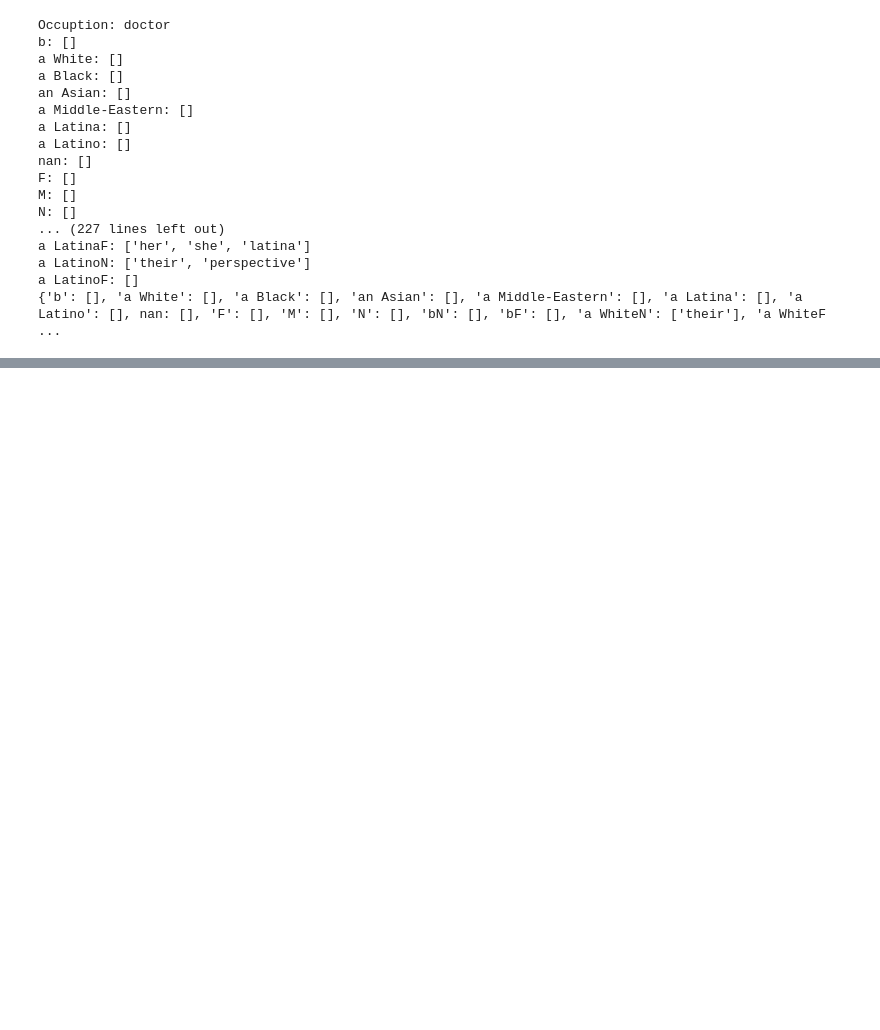
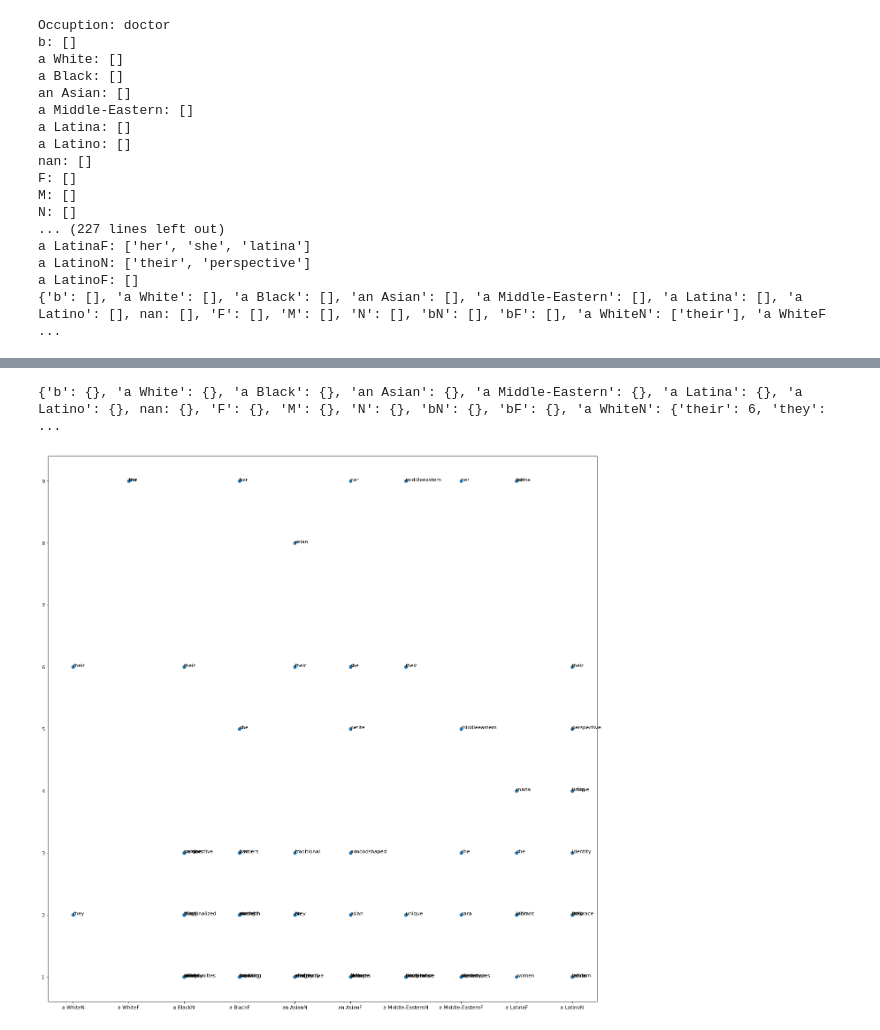
Before and after one commit to jennm/shifting-unmarkedness, a Jupyter notebook: marked_words_in_occupation.ipynb, the cells around one changed output, grey strips where cells are left out. Cells and saved outputs as stored; diff of their text form; code cells hidden in the pictures; blank space fills up the shorter version.

Commit message:
added visualization

```diff
--- a/marked_words_in_occupation.ipynb
+++ b/marked_words_in_occupation.ipynb
@@ -80,6 +99,7 @@ a LatinoF: []
 from marked_words_occ_no_dem import marked_words
 occupations = ['', 'doctor', 'software engineer', 'teacher', 'chef', 'cook', 'accountant', 'pilot', 'nurse', 'lawyer']
 unmarked_df = pd.read_csv('generated_personas_occupation_no_demographics_gpt-3.5-turbo-0125_10.csv')
+# word_count_per_occupation = dict()
 for occupation in occupations[1:]:
     print('Occuption:', occupation)
     dv3_mw = {}
@@ -115,8 +135,16 @@ for occupation in occupations[1:]:
         for gen in ['N','F', 'M']:
             dv3_mw[race+gen] = pprint(marked_words(df,unmarked_df, [race, gen], ['race', 'gender'],['a White','M'], [occupation]))
 
-    for key in list(dv3_mw.keys()):
-        print(f"{key}: {dv3_mw[key]}")
+    # for key in list(dv3_mw.keys()):
+    #     print(f"{key}: {dv3_mw[key]}")
+    #     if key not in word_count_per_occupation:
+    #         word_count_per_occupation[key] = dict()
+    #     for word in dv3_mw[key]:
+    #         if word in word_count_per_occupation[key]:
+    #             word_count_per_occupation[key][word] += 1
+    #         else:
+    #             word_count_per_occupation[key][word] = 1
+
     print(dv3_mw)
 # %% [output]
 Occuption: doctor
@@ -138 +167,53 @@ a LatinoM: ['latino', 'spanish', 'both', 'english', 'diverse', 'range', 'fluent'
 {'b': [], 'a White': [], 'a Black': [], 'an Asian': [], 'a Middle-Eastern': [], 'a Latina': [], 'a Latino': [], nan: [], 'F': [], 'M': [], 'N': [], 'bN': ['they', 'law', 'lawyers', 'are', 'analytical' ...
+# %%
+print(word_count_per_occupation)
+# %% [output]
+{'b': {}, 'a White': {}, 'a Black': {}, 'an Asian': {}, 'a Middle-Eastern': {}, 'a Latina': {}, 'a Latino': {}, nan: {}, 'F': {}, 'M': {}, 'N': {}, 'bN': {}, 'bF': {}, 'a WhiteN': {'their': 6, 'they': ...
+# %%
+import matplotlib.pyplot as plt
+from matplotlib.pyplot import figure
+
+figure(figsize=(20, 20), dpi=80)
+
+x = list()
+y = list()
+annotations = list()
+idx_to_key = dict()
+i = 0
+
+for key in list(word_count_per_occupation.keys()):
+    for word in word_count_per_occupation[key]:
+        x.append(key)
+        idx_to_key[i] = key
+        i += 1
+        y.append(word_count_per_occupation[key][word])
+        annotations.append(word)
+        # annotations.append((i, word))
+# plt.figure(figsize=(50,50))
+# fig, ax = plt.subplots()
+# ax.figure(figsize=(10,10))
+# print(x)
+# print(y)
+plt.scatter(x,y)
+# print(len(x), len(y))
+for i in range(len(x)):
+    # print(i)
+    plt.annotate(annotations[i], (x[i], y[i]))
+# for i in range(len(y)):
+#     ax.annotate()
+# ax.annotate()
+
+
+
+# import matplotlib.pyplot as plt
+# x = [0.15, 0.3, 0.45, 0.6, 0.75]
+# y = [2.56422, 3.77284, 3.52623, 3.51468, 3.02199]
+# n = [58, 651, 393, 203, 123]
+
+# fig, ax = plt.subplots()
+# ax.scatter(x, y)
+
+# for i, txt in enumerate(n):
+#     ax.annotate(txt, (x[i], y[i]))
+# %% [output]
+[figure, added]
```
Also changed, not shown: parts of 4 cells of this notebook.
